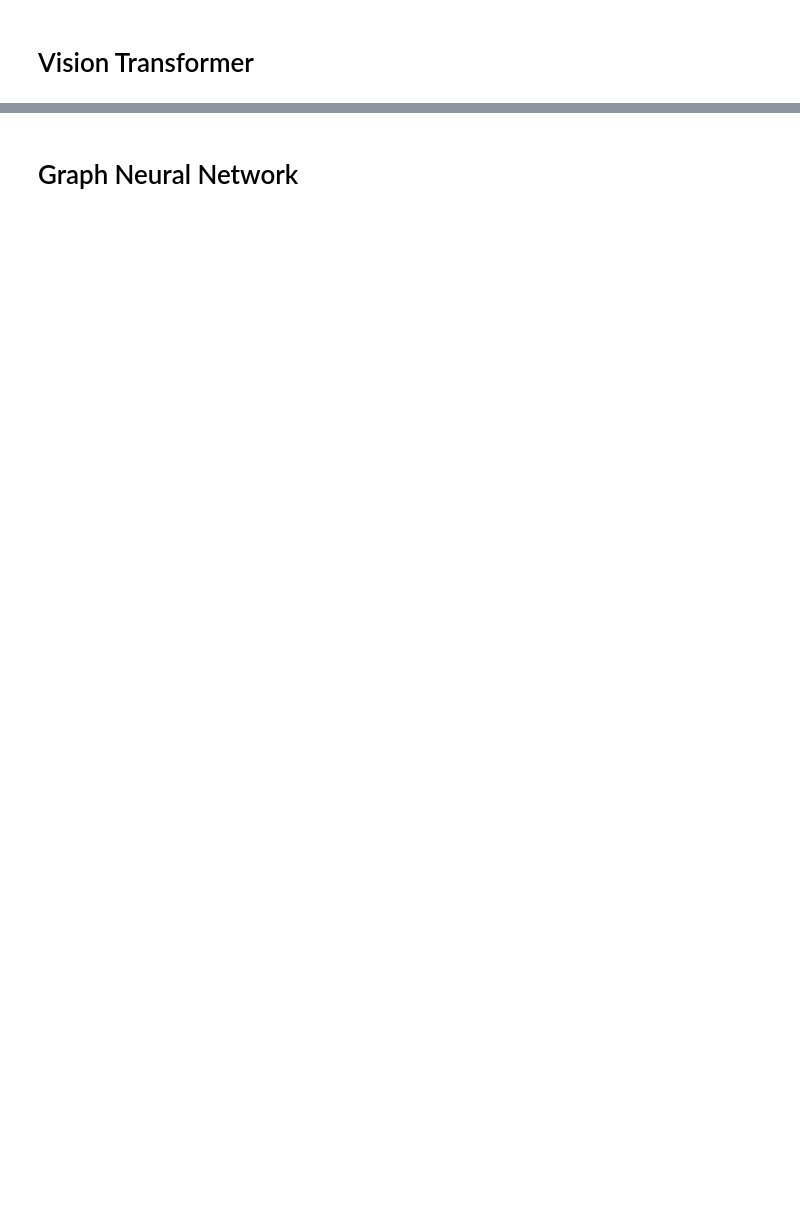
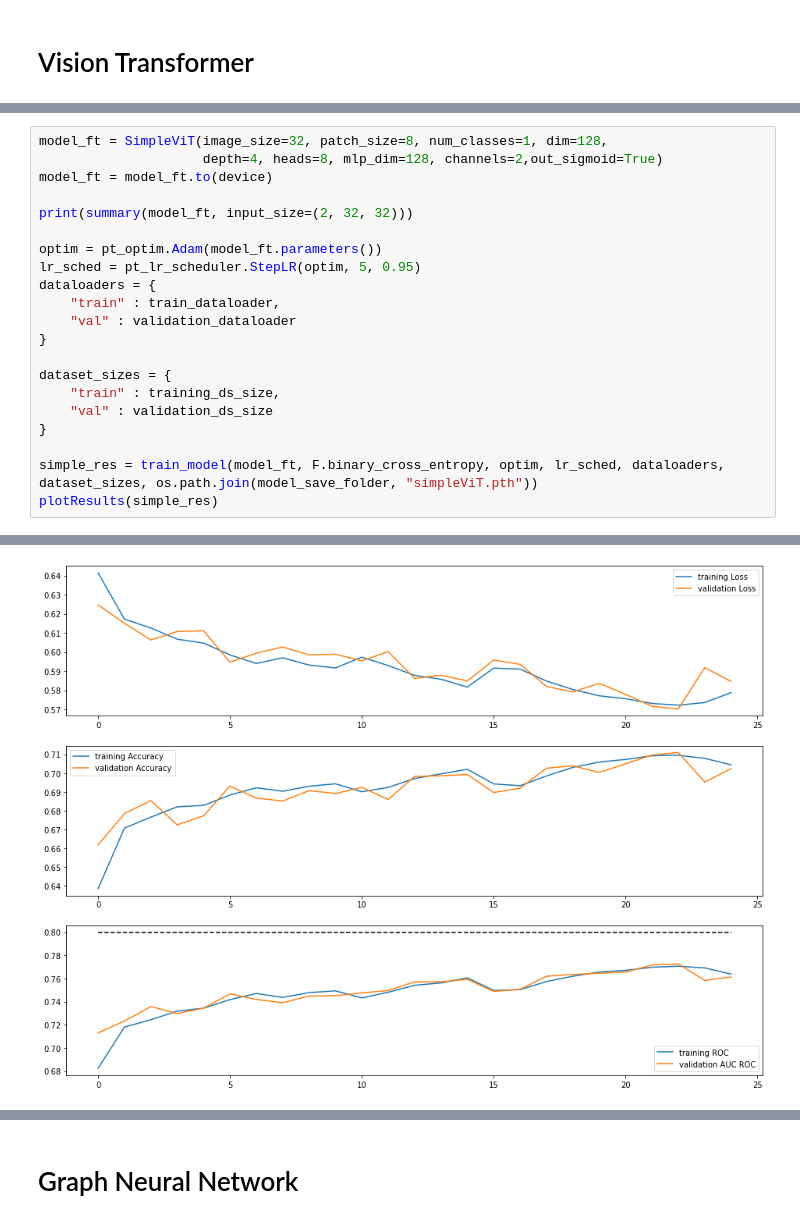
Before and after one commit to mlewandowski0/E2E_2023, a Jupyter notebook: Task1_pytorch_lower_mem_normalized_data.ipynb, the cells around one changed output, grey strips where cells are left out. Drawn from its saved outputs; the diff is of its cells as text; blank space fills up the shorter version.

```diff
--- a/Task1_pytorch_lower_mem_normalized_data.ipynb
+++ b/Task1_pytorch_lower_mem_normalized_data.ipynb
@@ -1890,0 +2255,22 @@ Loss: 0.5544 Acc: 0.7233 AUC ROC : 0.7906 Time taken : 7.14
+# %%
+model_ft = SimpleViT(image_size=32, patch_size=8, num_classes=1, dim=128,
+                     depth=4, heads=8, mlp_dim=128, channels=2,out_sigmoid=True)
+model_ft = model_ft.to(device)
+
+print(summary(model_ft, input_size=(2, 32, 32)))
+
+optim = pt_optim.Adam(model_ft.parameters())
+lr_sched = pt_lr_scheduler.StepLR(optim, 5, 0.95)
+dataloaders = {
+    "train" : train_dataloader,
+    "val" : validation_dataloader
+}
+
+dataset_sizes = {
+    "train" : training_ds_size,
+    "val" : validation_ds_size
+}
+
+simple_res = train_model(model_ft, F.binary_cross_entropy, optim, lr_sched, dataloaders, dataset_sizes, os.path.join(model_save_folder, "simpleViT.pth"))
+plotResults(simple_res)
+# %% [output]
@@ -1890,0 +2294 @@ Loss: 0.5544 Acc: 0.7233 AUC ROC : 0.7906 Time taken : 7.14
+[figure, added]
```
Also changed, not shown: parts of 42 cells of this notebook, 1 other file.
